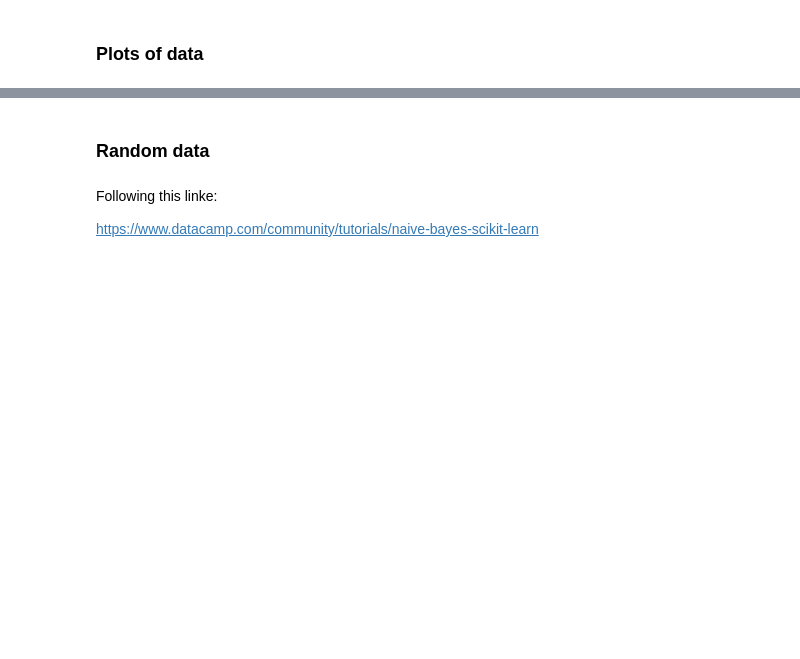
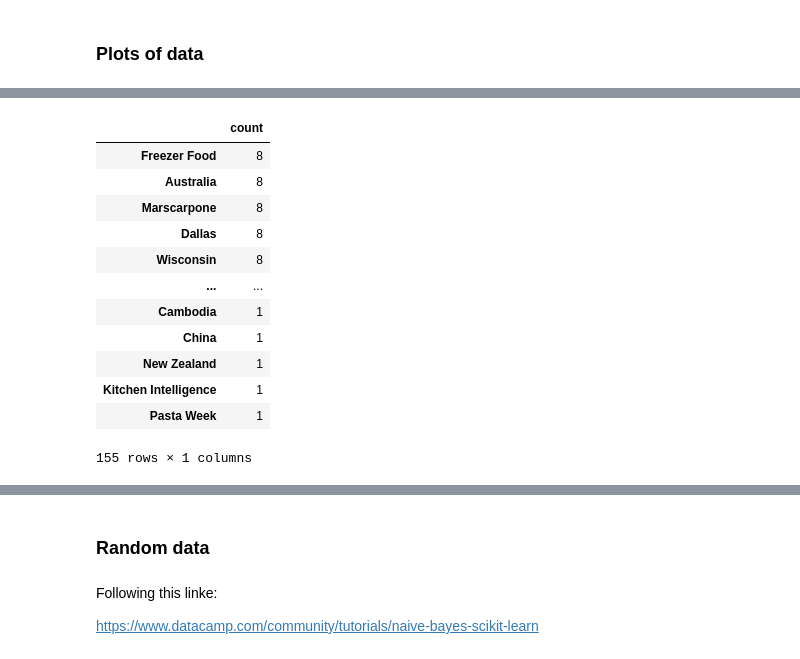
Before and after one commit to Sisyphus192/deep-dishes, a Jupyter notebook: notebooks/Correlation.ipynb, the cells around one changed output, grey strips where cells are left out. Drawn from its saved outputs; the diff is of its cells as text; code cells hidden in the pictures; blank space fills up the shorter version.

```diff
--- a/notebooks/Correlation.ipynb
+++ b/notebooks/Correlation.ipynb
@@ -23,0 +63,16 @@ Name: tags, dtype: object
+# %%
+tags_name.loc[(tags_name['count'] <9)]
+# %% [output]
+|  | count |
+| Freezer Food | 8 |
+| Australia | 8 |
+| Marscarpone | 8 |
+| Dallas | 8 |
+| Wisconsin | 8 |
+| ... | ... |
+| Cambodia | 1 |
+| China | 1 |
+| New Zealand | 1 |
+| Kitchen Intelligence | 1 |
+| Pasta Week | 1 |
+155 rows × 1 columns
```
Also changed, not shown: parts of 13 cells of this notebook.
